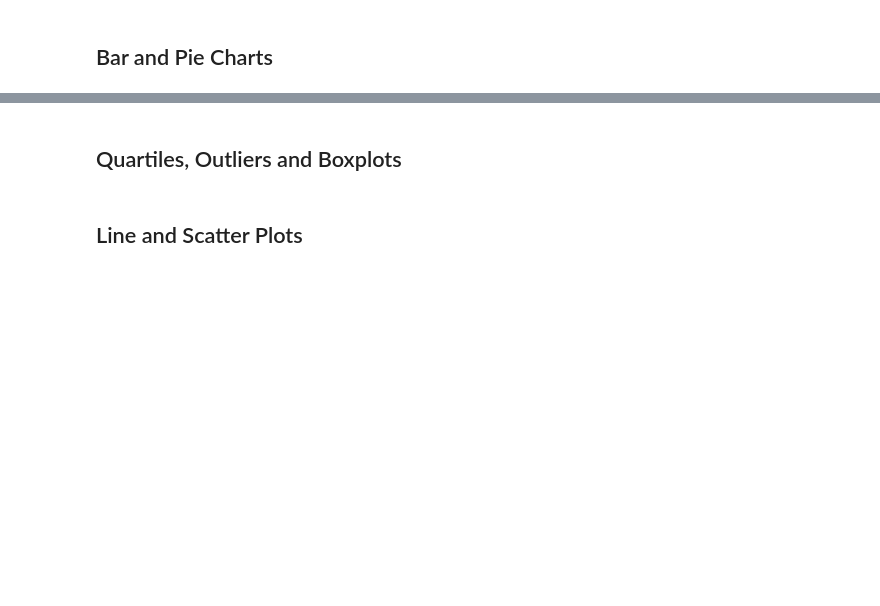
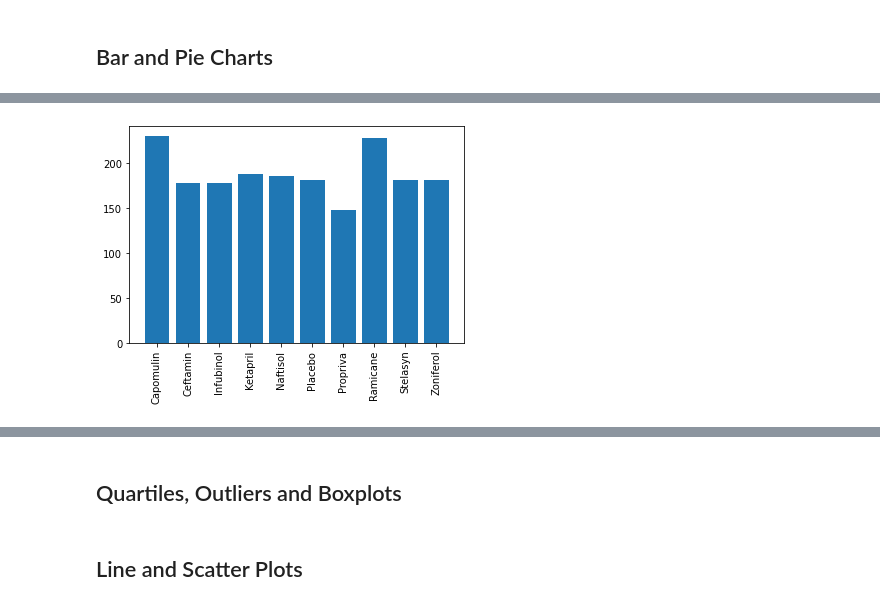
Before and after one commit to miguel-diaz-data/matplotlib, a Jupyter notebook: pymaceuticals_starter.ipynb, the cells around one changed output, grey strips where cells are left out. Saved outputs shown, nothing was run; the diff lists cells and outputs as text; code cells hidden in the pictures; blank space fills up the shorter version.

```diff
--- a/pymaceuticals_starter.ipynb
+++ b/pymaceuticals_starter.ipynb
@@ -155,4 +174,14 @@ pd.DataFrame(index = summaries_list)
 # %%
 # Generate a bar plot showing the total number of unique mice tested on each drug regimen using pyplot.
+mice_per_regimen = []
+
+for regimen in cleaned_merged.groupby("Drug Regimen"):
+    mice_per_regimen.append(len(regimen[1]))
+
+plt.bar(regimen_list, mice_per_regimen)
+plt.xticks(rotation = 'vertical')
+plt.show()
+# %% [output]
+[figure, added]
 # %%
 # Generate a pie plot showing the distribution of female versus male mice using pandas
```
Also changed, not shown: parts of 6 cells of this notebook.
